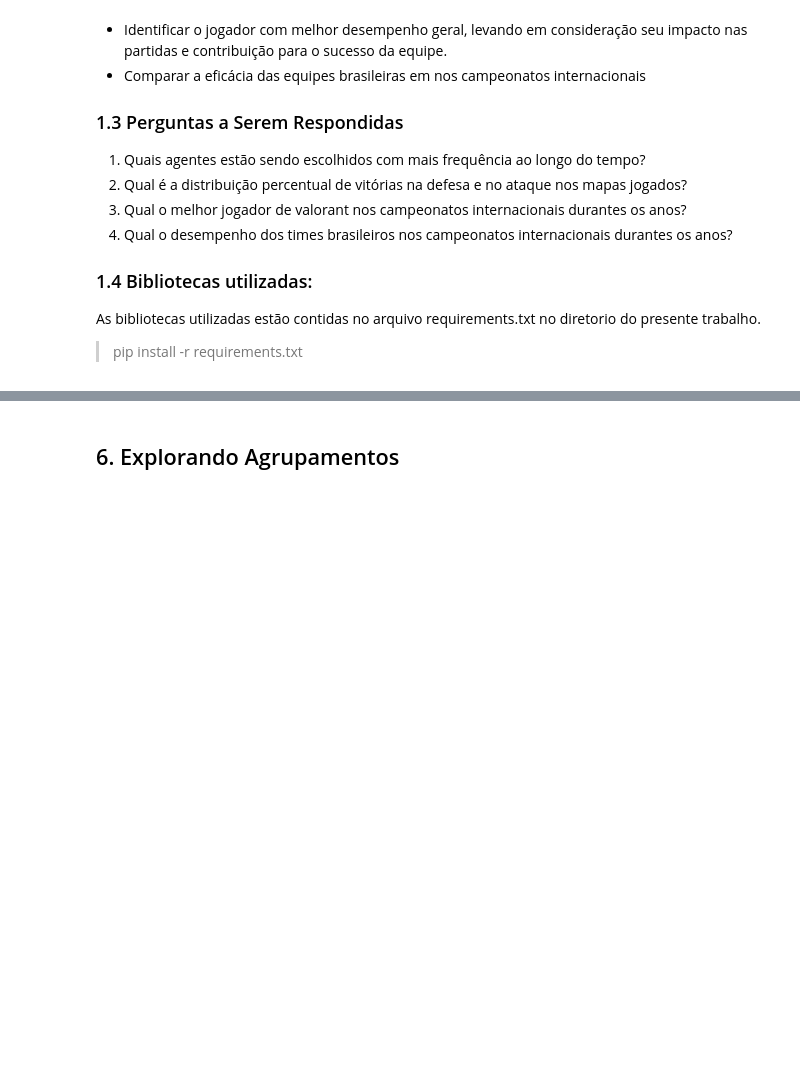
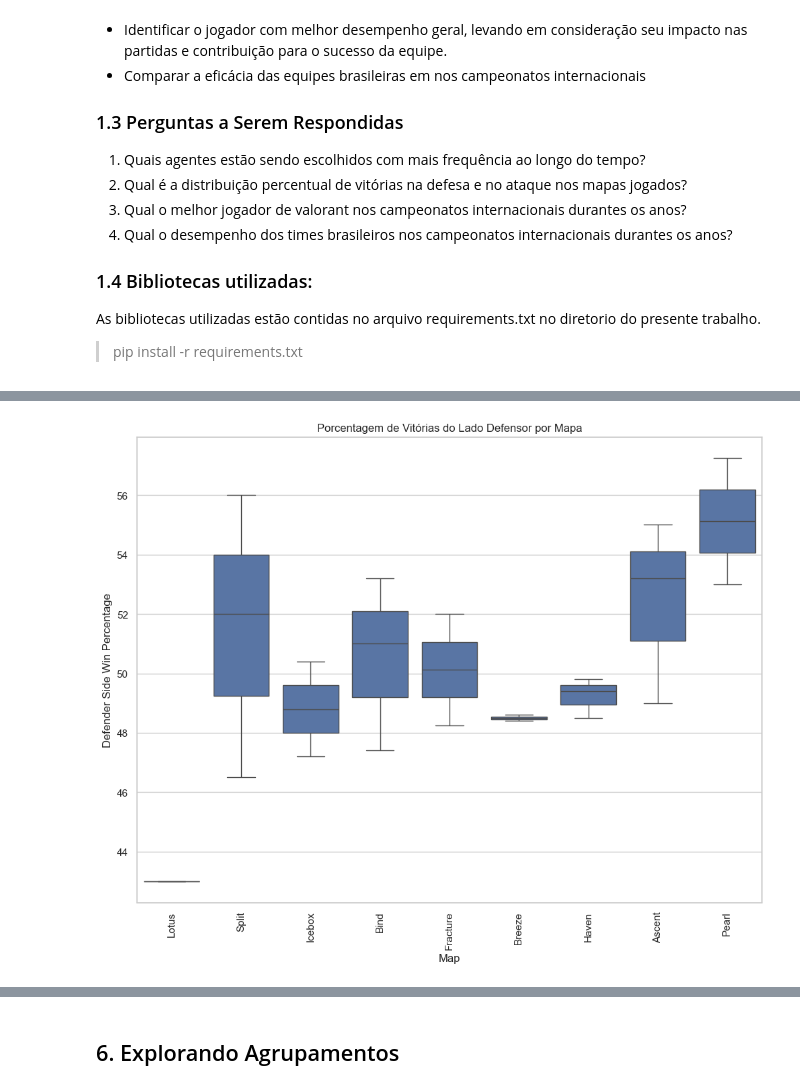
Before and after one commit to PedroLSCabral/Projeto-ICD, a Jupyter notebook: Presentation.ipynb, the cells around one changed output, grey strips where cells are left out. Saved outputs shown, nothing was run; the diff lists cells and outputs as text; code cells hidden in the pictures; blank space fills up the shorter version.

```diff
--- a/Presentation.ipynb
+++ b/Presentation.ipynb
@@ -281,0 +290,9 @@ ordered_df
+# %%
+
+plt.figure(figsize=(12, 9))
+sns.boxplot(x='Map', y='Defender Side Win Percentage', data=maps_vct, order=maps_vct.sort_values('Attacker Side Win Percentage', ascending=False)['Map'])#, color=personalizado_paleta[0])
+plt.xticks(rotation=90)
+plt.title('Porcentagem de Vitórias do Lado Defensor por Mapa')
+plt.show()
+# %% [output]
+[figure, added]
```
Also changed, not shown: parts of 84 cells of this notebook.
